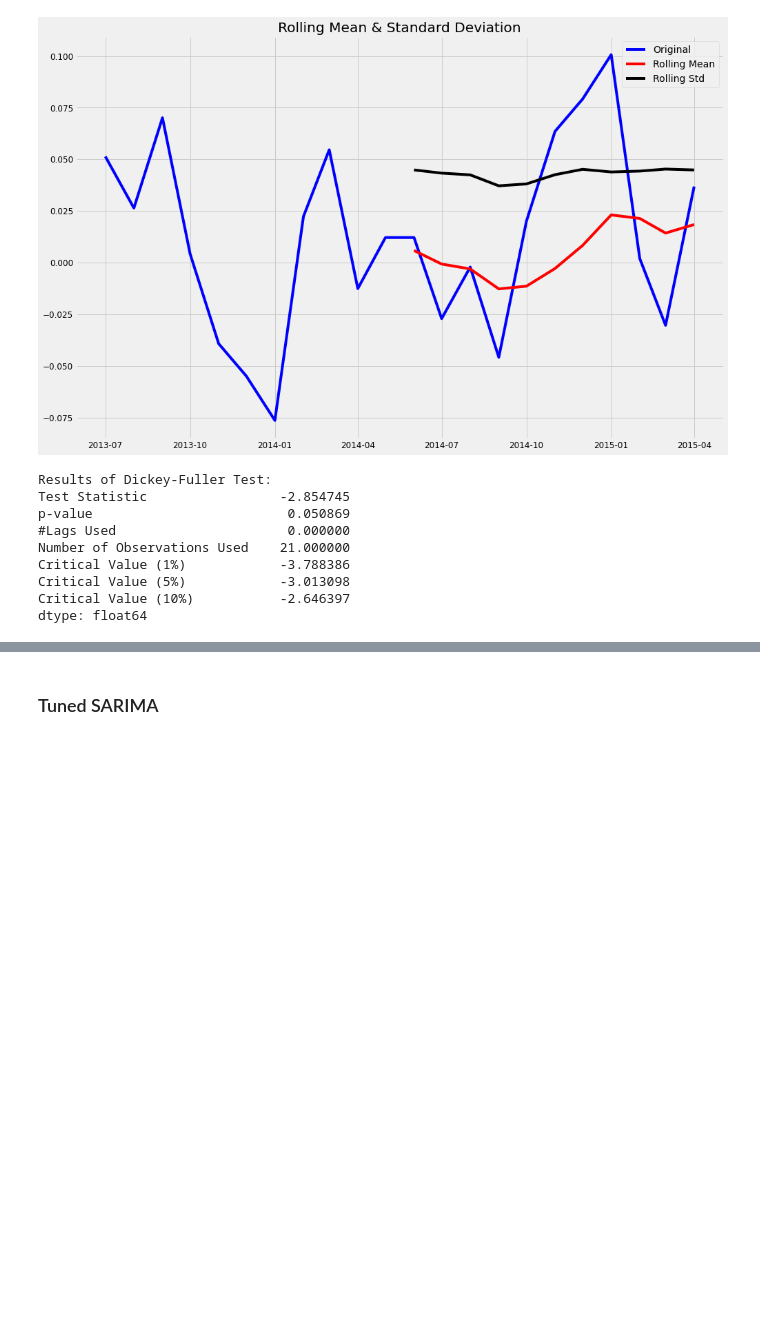
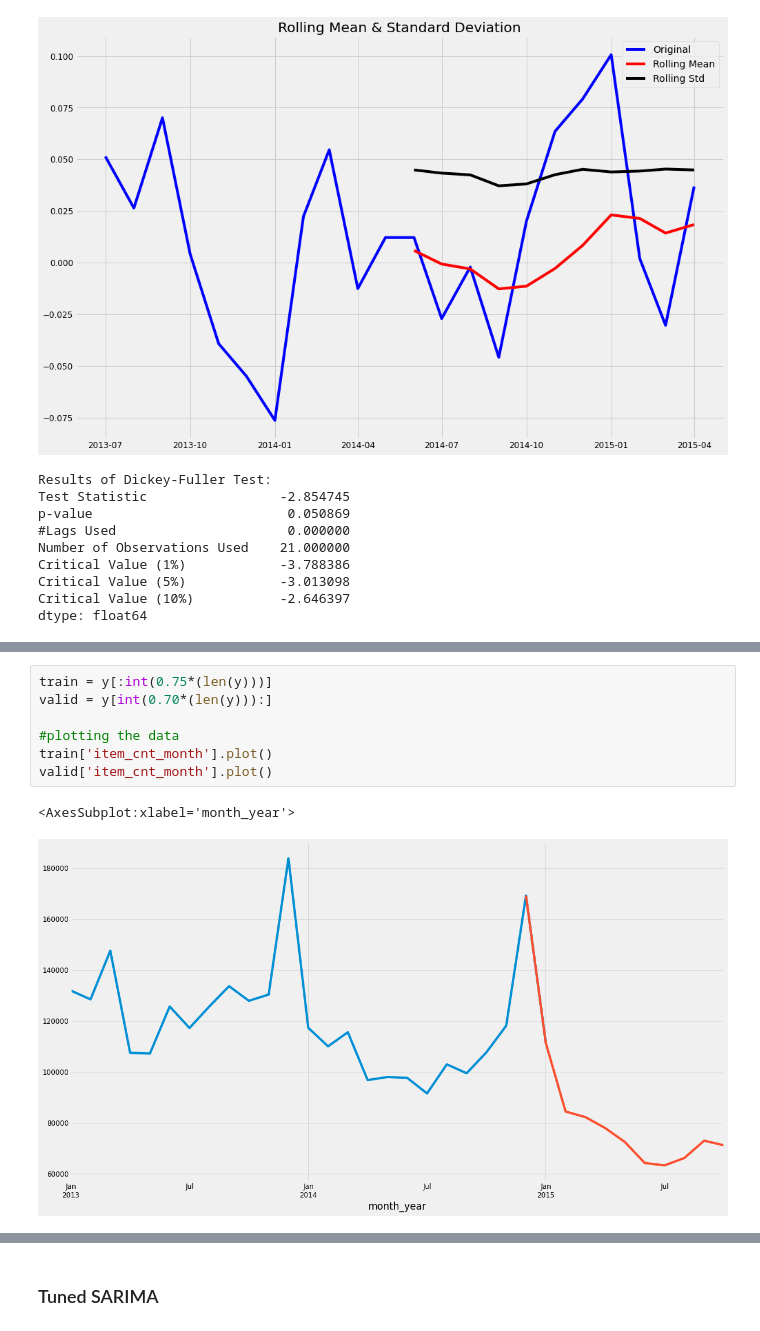
Before and after one commit to melwinmpk/Predict_Future_Sales, a Jupyter notebook: Notebook/Untitled.ipynb, the cells around one changed output, grey strips where cells are left out. Cells and saved outputs as stored; diff of their text form; blank space fills up the shorter version.

```diff
--- a/Notebook/Untitled.ipynb
+++ b/Notebook/Untitled.ipynb
@@ -402,0 +448,10 @@ dtype: float64
+# %%
+train = y[:int(0.75*(len(y)))]
+valid = y[int(0.70*(len(y))):]
+
+#plotting the data
+train['item_cnt_month'].plot()
+valid['item_cnt_month'].plot()
+# %% [output]
+<AxesSubplot:xlabel='month_year'>
+[figure, added]
```
Also changed, not shown: parts of 20 cells of this notebook.
